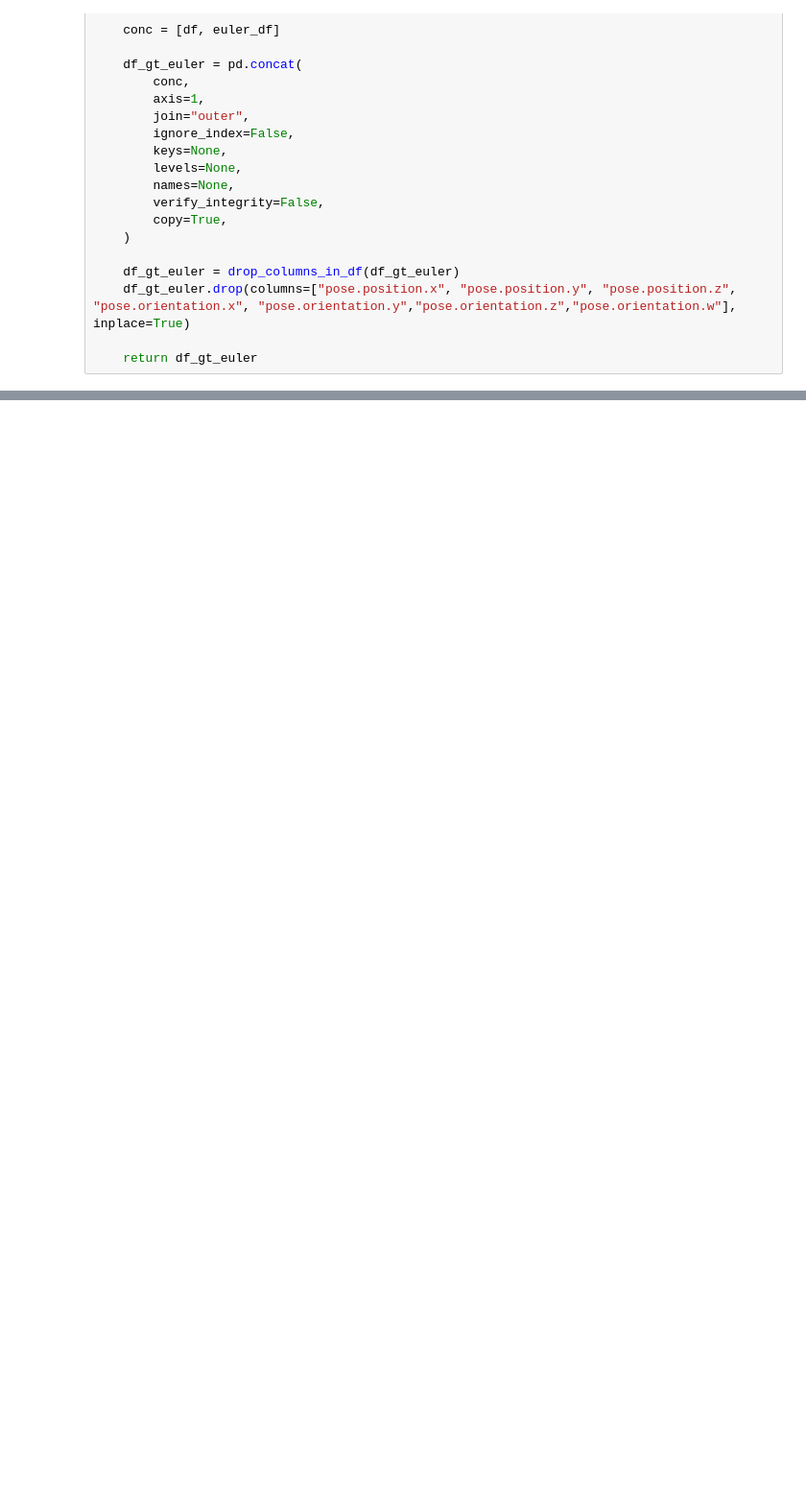
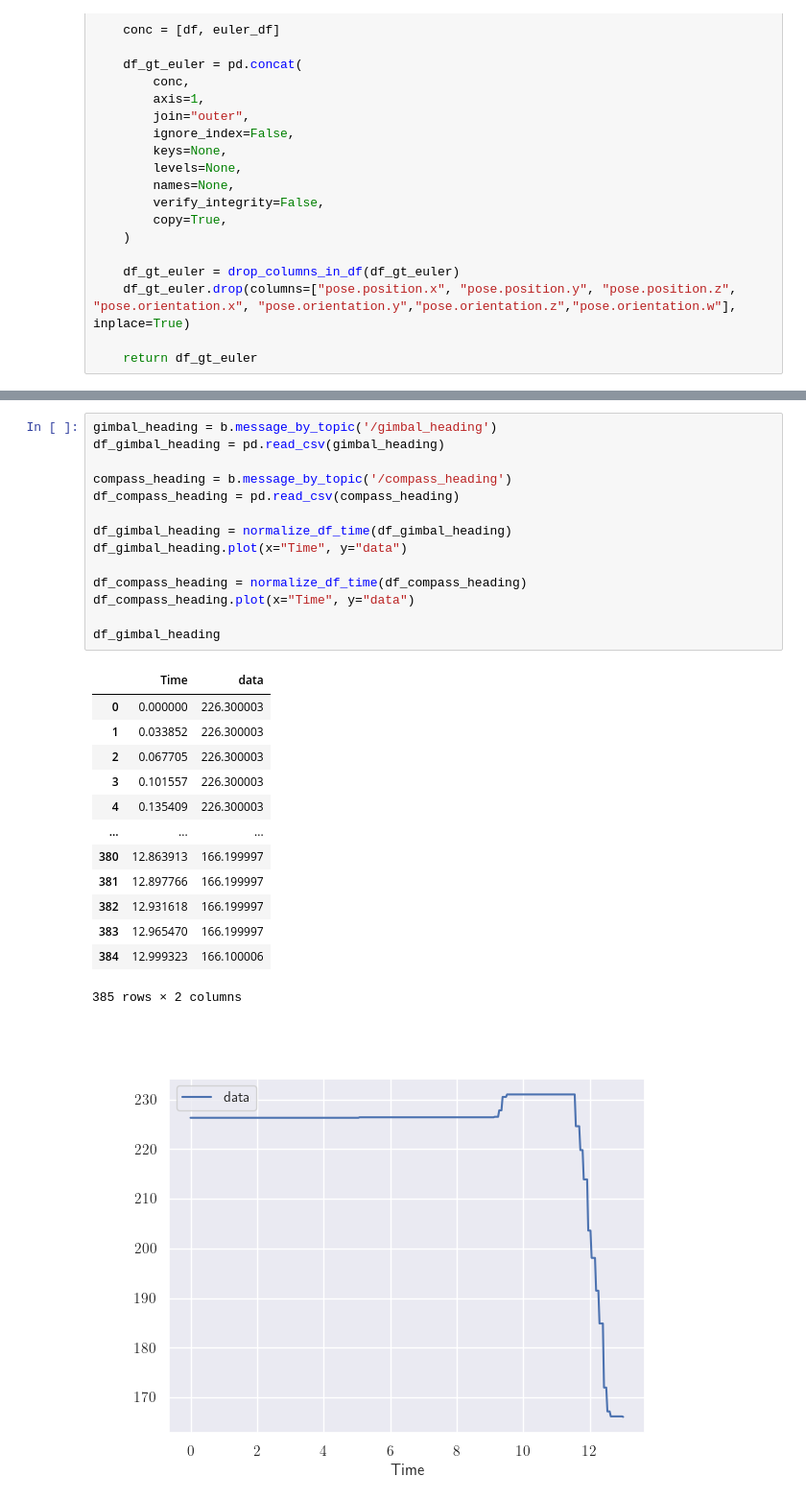
Before and after one commit to simenallum/msc_thesis, a Jupyter notebook: offline_utils/bagfile_creation/analyse_test_data_bags.ipynb, the cells around one changed output, grey strips where cells are left out. Shown: that part at 96% size. Drawn from its saved outputs; the diff is of its cells as text; blank space fills up the shorter version.

```diff
--- a/offline_utils/bagfile_creation/analyse_test_data_bags.ipynb
+++ b/offline_utils/bagfile_creation/analyse_test_data_bags.ipynb
@@ -79,0 +80,29 @@ b.topic_table
+# %%
+gimbal_heading = b.message_by_topic('/gimbal_heading')
+df_gimbal_heading = pd.read_csv(gimbal_heading)
+
+compass_heading = b.message_by_topic('/compass_heading')
+df_compass_heading = pd.read_csv(compass_heading)
+
+df_gimbal_heading = normalize_df_time(df_gimbal_heading)
+df_gimbal_heading.plot(x="Time", y="data")
+
+df_compass_heading = normalize_df_time(df_compass_heading)
+df_compass_heading.plot(x="Time", y="data")
+
+df_gimbal_heading
+# %% [output]
+|  | Time | data |
+| 0 | 0.000000 | 226.300003 |
+| 1 | 0.033852 | 226.300003 |
+| 2 | 0.067705 | 226.300003 |
+| 3 | 0.101557 | 226.300003 |
+| 4 | 0.135409 | 226.300003 |
+| ... | ... | ... |
+| 380 | 12.863913 | 166.199997 |
+| 381 | 12.897766 | 166.199997 |
+| 382 | 12.931618 | 166.199997 |
+| 383 | 12.965470 | 166.199997 |
+| 384 | 12.999323 | 166.100006 |
+385 rows × 2 columns
+[figure, added]
```
Also changed, not shown: parts of 3 cells of this notebook, 7 other files.
